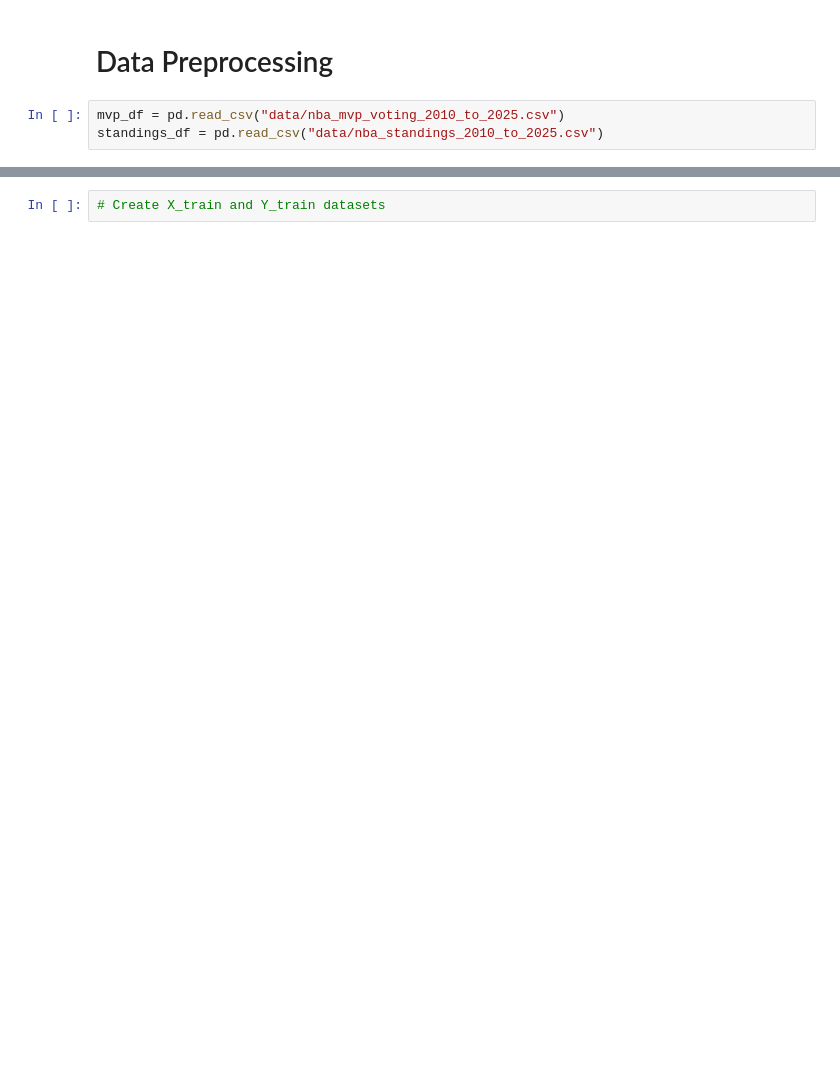
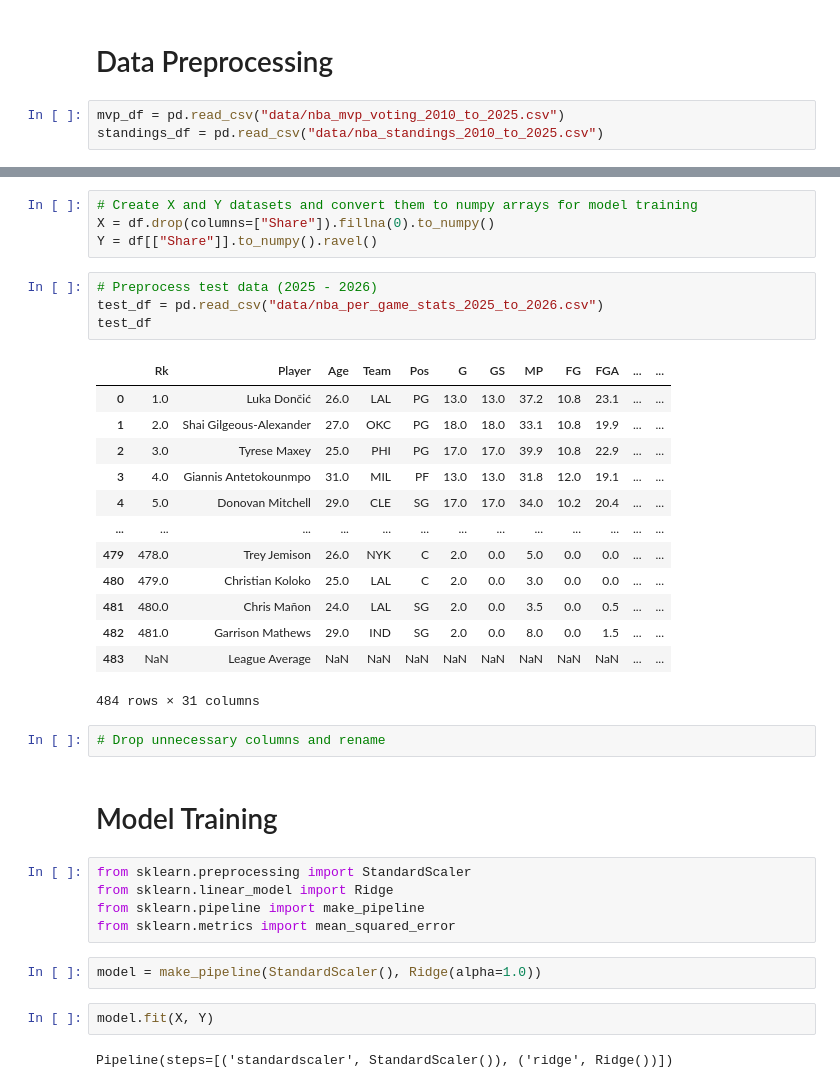
Before and after one commit to cng04/Predicting-NBA-MVP, a Jupyter notebook: mvp.ipynb, the cells around one changed output, grey strips where cells are left out. Cells and saved outputs as stored; diff of their text form; blank space fills up the shorter version.

```diff
--- a/mvp.ipynb
+++ b/mvp.ipynb
@@ -108,2 +126,37 @@ df
-# %%
-# Create X_train and Y_train datasets
+# %%
+# Create X and Y datasets and convert them to numpy arrays for model training
+X = df.drop(columns=["Share"]).fillna(0).to_numpy()
+Y = df[["Share"]].to_numpy().ravel()
+# %%
+# Preprocess test data (2025 - 2026)
+test_df = pd.read_csv("data/nba_per_game_stats_2025_to_2026.csv")
+test_df
+# %% [output]
+|  | Rk | Player | Age | Team | Pos | G | GS | MP | FG | FGA | ... | ... |
+| 0 | 1.0 | Luka Dončić | 26.0 | LAL | PG | 13.0 | 13.0 | 37.2 | 10.8 | 23.1 | ... | ... |
+| 1 | 2.0 | Shai Gilgeous-Alexander | 27.0 | OKC | PG | 18.0 | 18.0 | 33.1 | 10.8 | 19.9 | ... | ... |
+| 2 | 3.0 | Tyrese Maxey | 25.0 | PHI | PG | 17.0 | 17.0 | 39.9 | 10.8 | 22.9 | ... | ... |
+| 3 | 4.0 | Giannis Antetokounmpo | 31.0 | MIL | PF | 13.0 | 13.0 | 31.8 | 12.0 | 19.1 | ... | ... |
+| 4 | 5.0 | Donovan Mitchell | 29.0 | CLE | SG | 17.0 | 17.0 | 34.0 | 10.2 | 20.4 | ... | ... |
+| ... | ... | ... | ... | ... | ... | ... | ... | ... | ... | ... | ... | ... |
+| 479 | 478.0 | Trey Jemison | 26.0 | NYK | C | 2.0 | 0.0 | 5.0 | 0.0 | 0.0 | ... | ... |
+| 480 | 479.0 | Christian Koloko | 25.0 | LAL | C | 2.0 | 0.0 | 3.0 | 0.0 | 0.0 | ... | ... |
+| 481 | 480.0 | Chris Mañon | 24.0 | LAL | SG | 2.0 | 0.0 | 3.5 | 0.0 | 0.5 | ... | ... |
+| 482 | 481.0 | Garrison Mathews | 29.0 | IND | SG | 2.0 | 0.0 | 8.0 | 0.0 | 1.5 | ... | ... |
+| 483 | NaN | League Average | NaN | NaN | NaN | NaN | NaN | NaN | NaN | NaN | ... | ... |
+484 rows × 31 columns
+# %%
+# Drop unnecessary columns and rename
+# %% [markdown]
+# Model Training
+# %%
+from sklearn.preprocessing import StandardScaler
+from sklearn.linear_model import Ridge
+from sklearn.pipeline import make_pipeline
+from sklearn.metrics import mean_squared_error
+# %%
+model = make_pipeline(StandardScaler(), Ridge(alpha=1.0))
+# %%
+model.fit(X, Y)
+# %% [output]
+Pipeline(steps=[('standardscaler', StandardScaler()), ('ridge', Ridge())])
```
Also changed, not shown: parts of 6 cells of this notebook, 3 other files.
